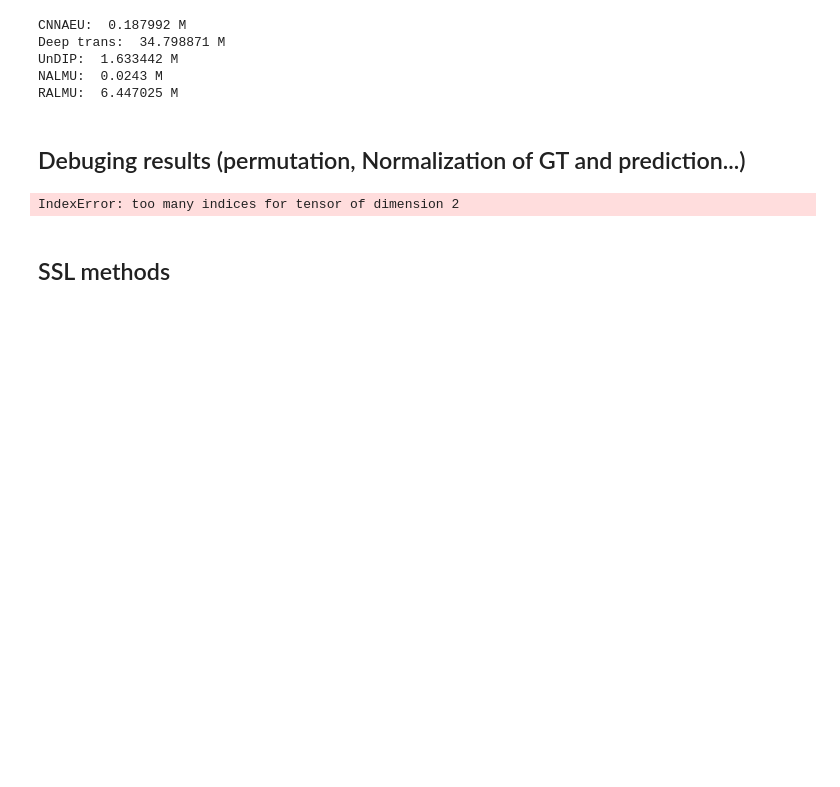
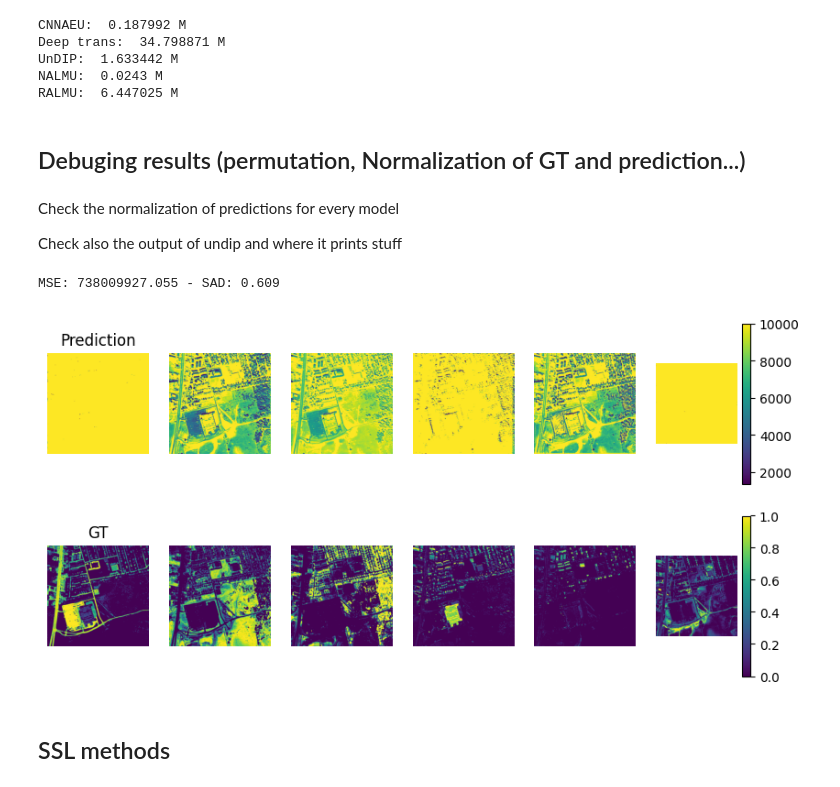
Before and after one commit to edabier/SS-HSU_benchmark, a Jupyter notebook: global_test.ipynb, the cells around one changed output. Saved outputs shown, nothing was run; the diff lists cells and outputs as text; code cells hidden in the pictures; blank space fills up the shorter version.

Commit message:
ordering updated

```diff
--- a/global_test.ipynb
+++ b/global_test.ipynb
@@ -119,8 +118,12 @@ NALMU:  0.0243 M
 RALMU:  6.447025 M
 # %% [markdown]
 ## Debuging results (permutation, Normalization of GT and prediction...)
+# %% [markdown]
+Check the normalization of predictions for every model
+
+Check also the output of undip and where it prints stuff
 # %%
-model = cnnaeu
+model = ralmu
 model_name = model.__class__.__name__
 
 if model_name == "RALMU" or model_name == "NALMU":
@@ -132,8 +135,8 @@ else:
 if model_name == "DeepTrans":
     Y_flat, A_flat = utils.crop_patch_image(Y_flat, patch_size, A_flat)
 
-state_dict = torch.load(f"/home/ids/edabier/HSU/SS-HSU_benchmark/models/{model_name}_Basic_{dataset}_lr_{lr}.pt", map_location=dev)["model_state_dict"]
-model.load_state_dict(state_dict, strict=False)
+# state_dict = torch.load(f"/home/ids/edabier/HSU/SS-HSU_benchmark/models/{model_name}_Basic_{dataset}_lr_{lr}.pt", map_location=dev)["model_state_dict"]
+# model.load_state_dict(state_dict, strict=False)
 
 E_hat, A_hat, Y_hat = model(Y_flat)
 A_hat = utils.oneD_to_2d(A_hat)[0][0]
@@ -142,47 +145,52 @@ A, _ = utils.oneD_to_2d(A_flat)
 if E_hat.dim() == 3:
     E_hat = E_hat.squeeze(0)
 # %%
-# import code_christophe.utils as ck_utils
-
 is_ordered = True
 
 if is_ordered:
-    E_ordered, E_ordered_norm, indices = utils.order_endmembers(E.unsqueeze(0), E_hat.unsqueeze(0))
+    E_ordered, E_ordered_norm, A_ordered, indices = utils.order_endmembers(E, E_hat, A_hat)
+    A_ordered = A_ordered.squeeze(0)
     E_ordered = E_ordered.squeeze(0)
-    A_ordered = []
-    for i in range(c):
-        A_ordered.append(A_hat[indices[0][i].item()])
-    A_ordered = torch.stack(A_ordered, dim=0)
 else:
     E_ordered = E_hat
     A_ordered = A_hat
 
 mse = nn.MSELoss(reduction="sum")
 sad = utils.SADLoss()
 
 loss_mse = mse(A, A_ordered)/(torch.norm(A)**2)
-loss_sad = sad(E, E_ordered)
+loss_sad = sad(E[0], E_ordered)
+
+mses = []
+sads = []
+for i in range(c):
+    # print(E.shape, E_ordered.shape, A.shape, A_ordered.shape)
+    sad_ = sad(E[0, :, i], E_ordered[:, i])
+    mse_ = mse(A, A_ordered)/(torch.norm(A)**2)
+    sads.append(sad_.item())
+    mses.append(mse_.item())
 print("MSE:", round(loss_mse.item(), 3), "- SAD:", round(loss_sad.item(), 3))
 
-fig, ax = plt.subplots(1, 2, figsize=(10,4))
-hat = ax[0].plot(E_ordered[:, :].detach().cpu())
-ax[0].set_title("Prediction")
-gt = ax[1].plot(E[:,:].detach().cpu())
-ax[1].set_title("GT")
+# fig, ax = plt.subplots(1, 2, figsize=(10,4))
+# hat = ax[0].plot(E_ordered[:, :].detach().cpu())
+# ax[0].set_title("Prediction")
+# gt = ax[1].plot(E[0, :,:].detach().cpu())
+# ax[1].set_title("GT")
 
 fig, axes = plt.subplots(2, A_ordered.shape[0], figsize=(10, 5))
 axes[0, 0].set_title(f"Prediction", fontsize=12)
 axes[1, 0].set_title(f"GT", fontsize=12)
 for i in range(A_ordered.shape[0]):
     pred = axes[0, i].imshow(A_ordered[i].detach().cpu())
     axes[0, i].axis('off')
 
     gt = axes[1, i].imshow(A[i].detach().cpu())
     axes[1, i].axis('off')
 bar = plt.colorbar(gt)
 bar = plt.colorbar(pred)
 # %% [output]
-IndexError: too many indices for tensor of dimension 2
+MSE: 738009927.055 - SAD: 0.609
+[figure, added]
 # %% [markdown]
 ## SSL methods
 # %%
```
Also changed, not shown: parts of 1 cell of this notebook, 3 other files.
